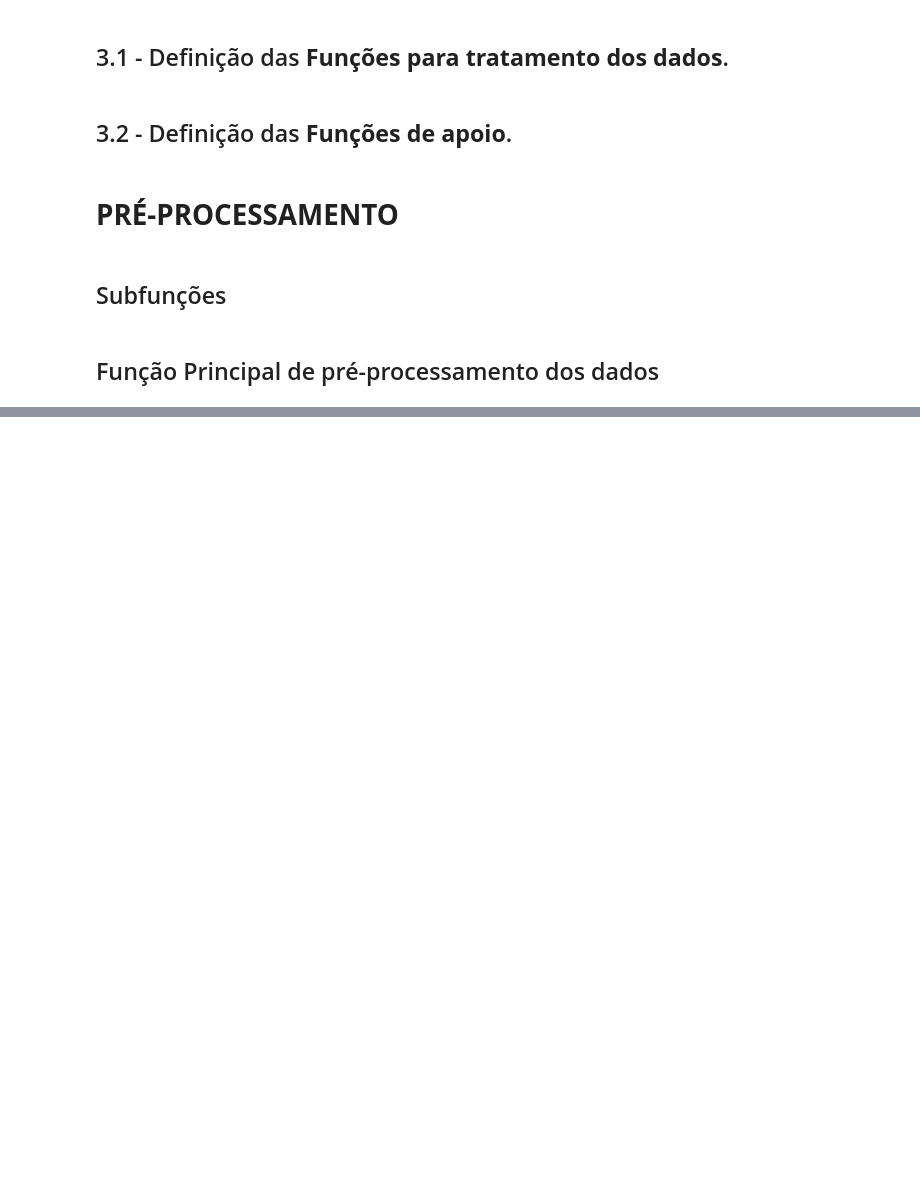
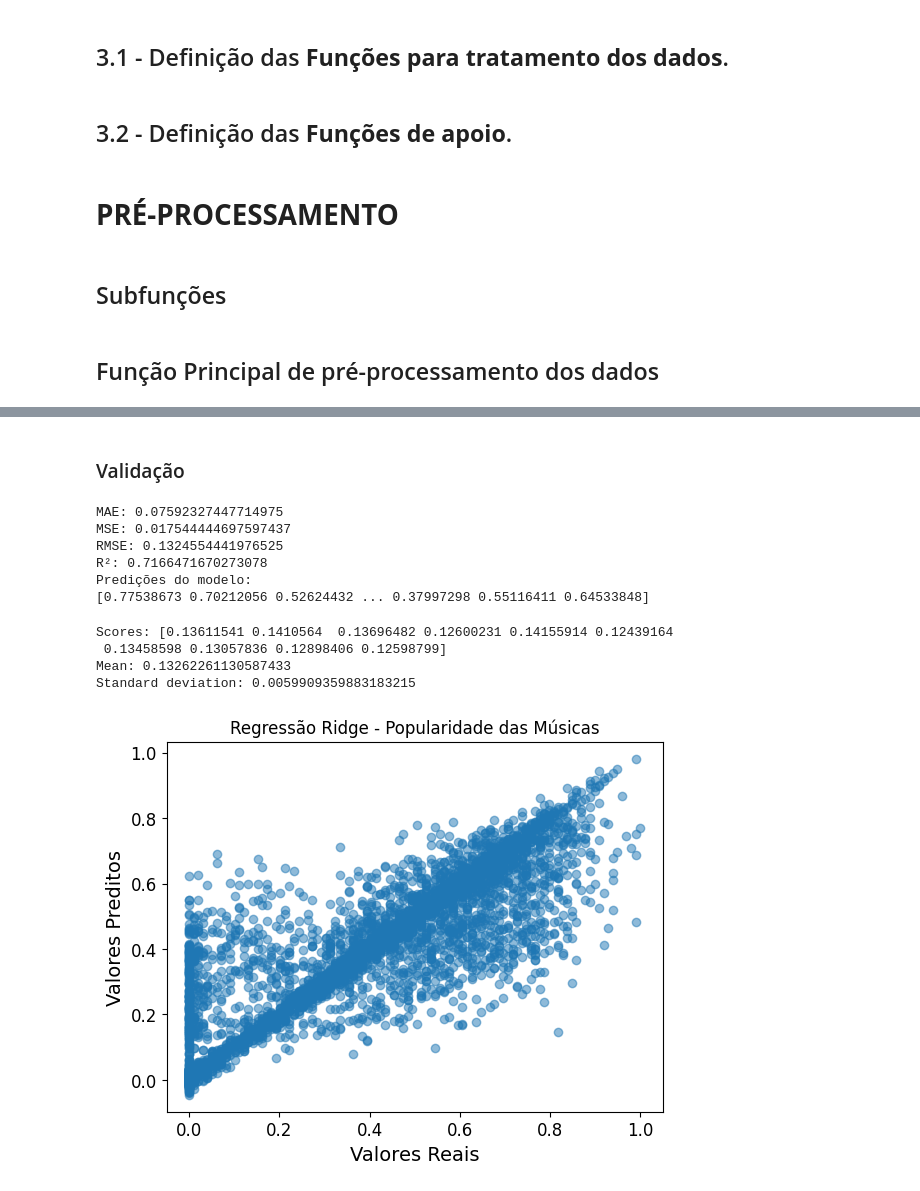
Before and after one commit to Lrs-mtos/song-popularity-ML, a Jupyter notebook: sp_experimental.ipynb, the cells around one changed output, grey strips where cells are left out. Cells and saved outputs as stored; diff of their text form; code cells hidden in the pictures; blank space fills up the shorter version.

```diff
--- a/sp_experimental.ipynb
+++ b/sp_experimental.ipynb
@@ -471,0 +804,28 @@ Top artistas: ['Billie Eilish', 'Khalid', 'Coldplay', 'Ed Sheeran', 'Kygo', 'Bru
+# %%
+# Treinando modelo com conjunto de treino
+Ridge_model = train_model(train_set_cp, 'ridge')
+# %% [markdown]
+### Validação
+# %%
+# SEM VALIDAÇÃO CRUZADA -> Usando o conjunto de validação
+evaluate_model_performance(validation_set_cp, Ridge_model)
+# %% [output]
+MAE: 0.07592327447714975
+MSE: 0.017544444697597437
+RMSE: 0.1324554441976525
+R²: 0.7166471670273078
+Predições do modelo:
+[0.77538673 0.70212056 0.52624432 ... 0.37997298 0.55116411 0.64533848]
+# %%
+# COM VALIDAÇÃO CRUZADA -> Usando o conjunto de validação
+cross_validation(validation_set_cp, Ridge_model)
+# %% [output]
+Scores: [0.13611541 0.1410564  0.13696482 0.12600231 0.14155914 0.12439164
+ 0.13458598 0.13057836 0.12898406 0.12598799]
+Mean: 0.13262261130587433
+Standard deviation: 0.0059909359883183215
+# %%
+# Visualizando dados: Previsão X Dados verdadeiros
+plot_predictions(validation_set_cp, Ridge_model)
+# %% [output]
+[figure, added]
```
Also changed, not shown: parts of 43 cells of this notebook.
